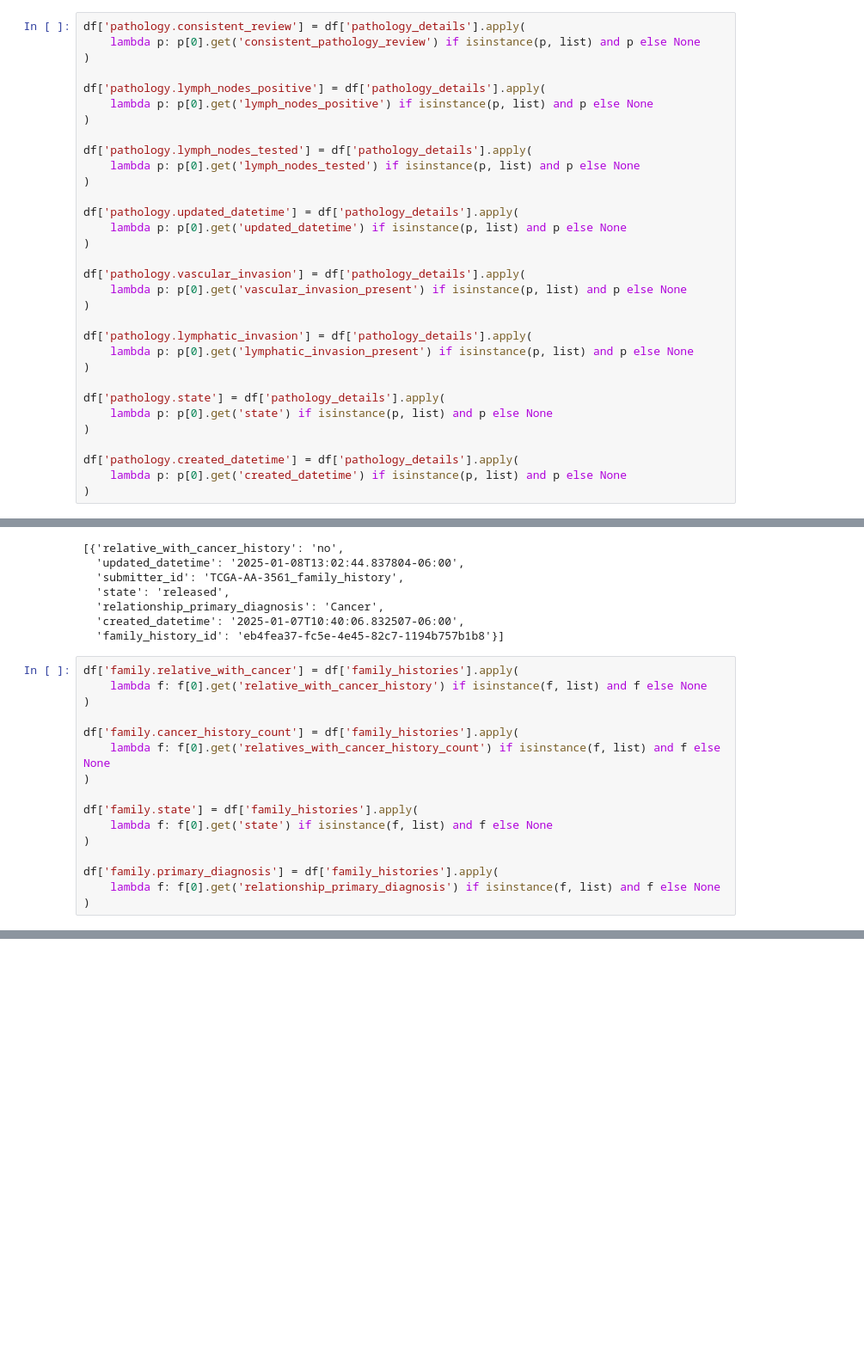
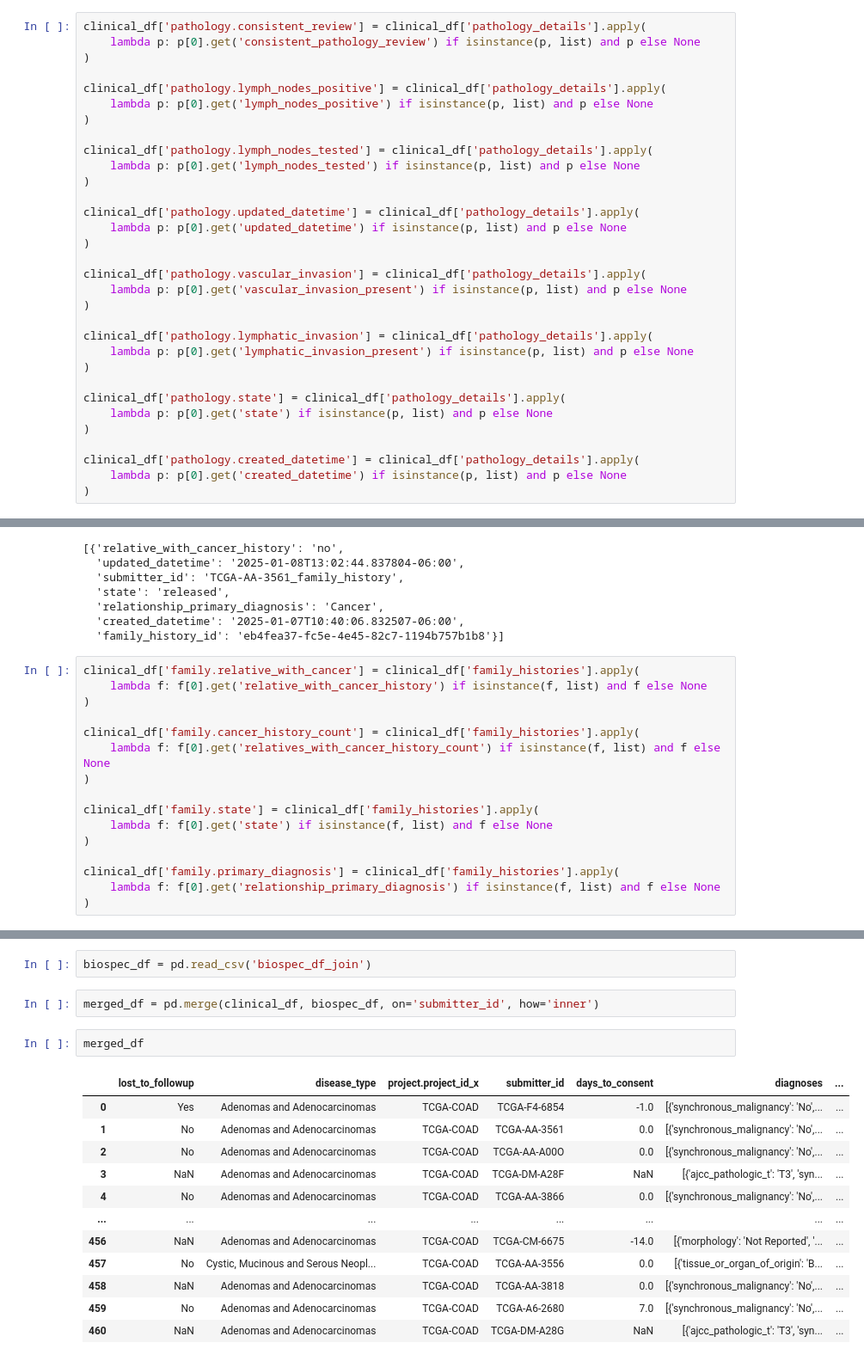
Before and after one commit to Jayesh-Motwani/colorectal_cancer, a Jupyter notebook: data_proccessing.ipynb, the cells around one changed output, grey strips where cells are left out. Shown at 86% size. Cells and saved outputs as stored; diff of their text form; blank space fills up the shorter version.

Commit message:
merged biospecimen and clinical samples

```diff
--- a/data_proccessing.ipynb
+++ b/data_proccessing.ipynb
@@ -239,35 +240,35 @@ df
 | 460 | NaN | Adenomas and Adenocarcinomas | TCGA-COAD | TCGA-DM-A28G | NaN | [{'ajcc_pathologic_t': 'T3', 'syn... | ... |
 461 rows × 53 columns
 # %%
-df['pathology.consistent_review'] = df['pathology_details'].apply(
+clinical_df['pathology.consistent_review'] = clinical_df['pathology_details'].apply(
     lambda p: p[0].get('consistent_pathology_review') if isinstance(p, list) and p else None
 )
 
-df['pathology.lymph_nodes_positive'] = df['pathology_details'].apply(
+clinical_df['pathology.lymph_nodes_positive'] = clinical_df['pathology_details'].apply(
     lambda p: p[0].get('lymph_nodes_positive') if isinstance(p, list) and p else None
 )
 
-df['pathology.lymph_nodes_tested'] = df['pathology_details'].apply(
+clinical_df['pathology.lymph_nodes_tested'] = clinical_df['pathology_details'].apply(
     lambda p: p[0].get('lymph_nodes_tested') if isinstance(p, list) and p else None
 )
 
-df['pathology.updated_datetime'] = df['pathology_details'].apply(
+clinical_df['pathology.updated_datetime'] = clinical_df['pathology_details'].apply(
     lambda p: p[0].get('updated_datetime') if isinstance(p, list) and p else None
 )
 
-df['pathology.vascular_invasion'] = df['pathology_details'].apply(
+clinical_df['pathology.vascular_invasion'] = clinical_df['pathology_details'].apply(
     lambda p: p[0].get('vascular_invasion_present') if isinstance(p, list) and p else None
 )
 
-df['pathology.lymphatic_invasion'] = df['pathology_details'].apply(
+clinical_df['pathology.lymphatic_invasion'] = clinical_df['pathology_details'].apply(
     lambda p: p[0].get('lymphatic_invasion_present') if isinstance(p, list) and p else None
 )
 
-df['pathology.state'] = df['pathology_details'].apply(
+clinical_df['pathology.state'] = clinical_df['pathology_details'].apply(
     lambda p: p[0].get('state') if isinstance(p, list) and p else None
 )
 
-df['pathology.created_datetime'] = df['pathology_details'].apply(
+clinical_df['pathology.created_datetime'] = clinical_df['pathology_details'].apply(
     lambda p: p[0].get('created_datetime') if isinstance(p, list) and p else None
 )
 # %%
@@ -303,19 +304,19 @@ df.to_csv("a_bit_cleaned.csv", index=False)
   'created_datetime': '2025-01-07T10:40:06.832507-06:00',
   'family_history_id': 'eb4fea37-fc5e-4e45-82c7-1194b757b1b8'}]
 # %%
-df['family.relative_with_cancer'] = df['family_histories'].apply(
+clinical_df['family.relative_with_cancer'] = clinical_df['family_histories'].apply(
     lambda f: f[0].get('relative_with_cancer_history') if isinstance(f, list) and f else None
 )
 
-df['family.cancer_history_count'] = df['family_histories'].apply(
+clinical_df['family.cancer_history_count'] = clinical_df['family_histories'].apply(
     lambda f: f[0].get('relatives_with_cancer_history_count') if isinstance(f, list) and f else None
 )
 
-df['family.state'] = df['family_histories'].apply(
+clinical_df['family.state'] = clinical_df['family_histories'].apply(
     lambda f: f[0].get('state') if isinstance(f, list) and f else None
 )
 
-df['family.primary_diagnosis'] = df['family_histories'].apply(
+clinical_df['family.primary_diagnosis'] = clinical_df['family_histories'].apply(
     lambda f: f[0].get('relationship_primary_diagnosis') if isinstance(f, list) and f else None
 )
 # %%
@@ -334,3 +335,22 @@ df
 | 459 | No | Adenomas and Adenocarcinomas | TCGA-COAD | TCGA-A6-2680 | 7.0 | [{'synchronous_malignancy': 'No',... | ... |
 | 460 | NaN | Adenomas and Adenocarcinomas | TCGA-COAD | TCGA-DM-A28G | NaN | [{'ajcc_pathologic_t': 'T3', 'syn... | ... |
 461 rows × 65 columns
+# %%
+biospec_df = pd.read_csv('biospec_df_join')
+# %%
+merged_df = pd.merge(clinical_df, biospec_df, on='submitter_id', how='inner')
+# %%
+merged_df
+# %% [output]
+|  | lost_to_followup | disease_type | project.project_id_x | submitter_id | days_to_consent | diagnoses | ... |
+| 0 | Yes | Adenomas and Adenocarcinomas | TCGA-COAD | TCGA-F4-6854 | -1.0 | [{'synchronous_malignancy': 'No',... | ... |
+| 1 | No | Adenomas and Adenocarcinomas | TCGA-COAD | TCGA-AA-3561 | 0.0 | [{'synchronous_malignancy': 'No',... | ... |
+| 2 | No | Adenomas and Adenocarcinomas | TCGA-COAD | TCGA-AA-A00O | 0.0 | [{'synchronous_malignancy': 'No',... | ... |
+| 3 | NaN | Adenomas and Adenocarcinomas | TCGA-COAD | TCGA-DM-A28F | NaN | [{'ajcc_pathologic_t': 'T3', 'syn... | ... |
+| 4 | No | Adenomas and Adenocarcinomas | TCGA-COAD | TCGA-AA-3866 | 0.0 | [{'synchronous_malignancy': 'No',... | ... |
+| ... | ... | ... | ... | ... | ... | ... | ... |
+| 456 | NaN | Adenomas and Adenocarcinomas | TCGA-COAD | TCGA-CM-6675 | -14.0 | [{'morphology': 'Not Reported', '... | ... |
+| 457 | No | Cystic, Mucinous and Serous Neopl... | TCGA-COAD | TCGA-AA-3556 | 0.0 | [{'tissue_or_organ_of_origin': 'B... | ... |
+| 458 | NaN | Adenomas and Adenocarcinomas | TCGA-COAD | TCGA-AA-3818 | 0.0 | [{'synchronous_malignancy': 'No',... | ... |
+| 459 | No | Adenomas and Adenocarcinomas | TCGA-COAD | TCGA-A6-2680 | 7.0 | [{'synchronous_malignancy': 'No',... | ... |
+| 460 | NaN | Adenomas and Adenocarcinomas | TCGA-COAD | TCGA-DM-A28G | NaN | [{'ajcc_pathologic_t': 'T3', 'syn... | ... |
```
Also changed, not shown: parts of 23 cells of this notebook, 2 other files.
